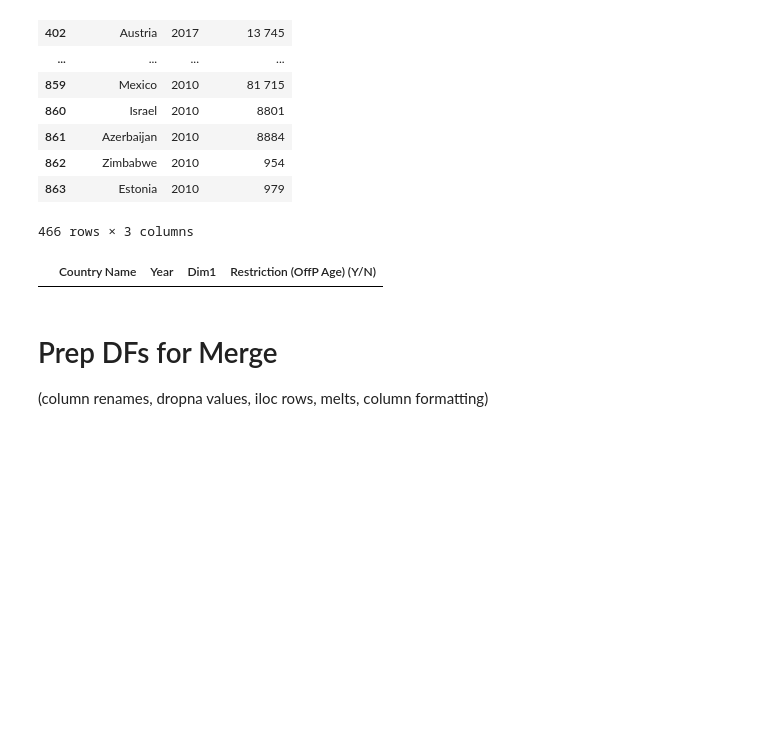
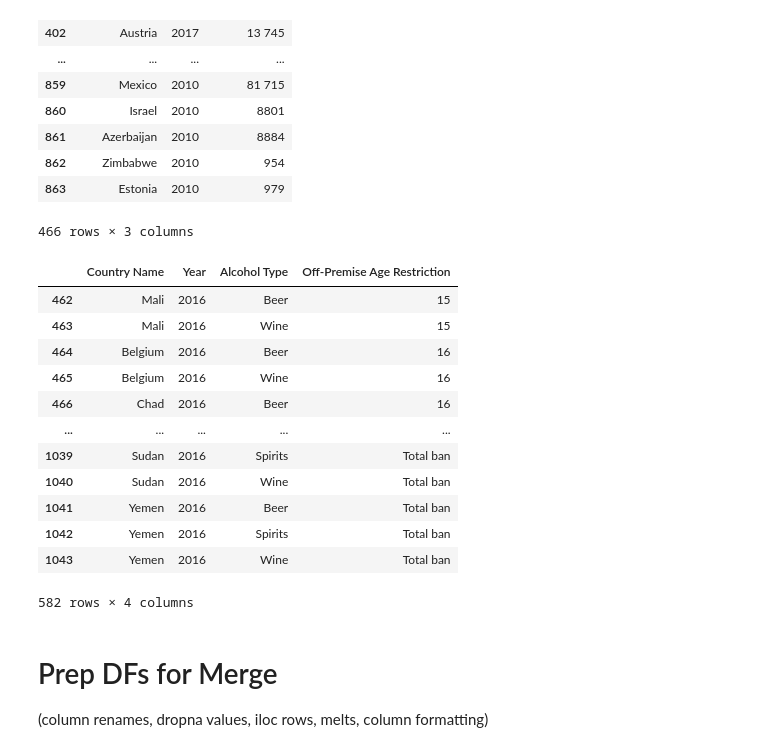
Before and after one commit to AaronCMC/Project_1, a Jupyter notebook: AaronCMC/ACMC Test.ipynb, the cells around one changed output. Cells and saved outputs as stored; diff of their text form; code cells hidden in the pictures; blank space fills up the shorter version.

Commit message:
Off-Premise Legal Drinking Age Limit vs Alcohol use disorder template

```diff
--- a/AaronCMC/ACMC Test.ipynb
+++ b/AaronCMC/ACMC Test.ipynb
@@ -114,20 +112,34 @@ OffP_Age_OGdf
 # %%
 OffP_Age = Path("Resources/World_Health/Drinking_Age_OffP.csv")
 OffP_Age_OGdf = pd.read_csv(OffP_Age, delimiter=',')
 OffP_Age_OGdf_torename = OffP_Age_OGdf[['Location', 'Period', 'Dim1', 'Value']]
-OffP_Age_OGdf_r = OffP_Age_OGdf_torename.rename(columns={"Location": "Country Name", "Period": "Year", "Value": "Restriction (OffP Age) (Y/N)"})
-OffP_Age_OGdf_r.loc[
-    (OffP_Age_OGdf_r['Year'] == '2010') |
-    (OffP_Age_OGdf_r['Year'] == '2011') |
-    (OffP_Age_OGdf_r['Year'] == '2012') |
-    (OffP_Age_OGdf_r['Year'] == '2013') |
-    (OffP_Age_OGdf_r['Year'] == '2014') |
-    (OffP_Age_OGdf_r['Year'] == '2015') |
-    (OffP_Age_OGdf_r['Year'] == '2016') |
-    (OffP_Age_OGdf_r['Year'] == '2017')
-]
+OffP_Age_OGdf_toloc = OffP_Age_OGdf_torename.rename(columns={"Location": "Country Name", "Period": "Year", "Dim1": "Alcohol Type", "Value": "Off-Premise Age Restriction"})
+
+OffP_Age_df = OffP_Age_OGdf_toloc.loc[
+    (OffP_Age_OGdf_toloc['Year'] == 2010) |
+    (OffP_Age_OGdf_toloc['Year'] == 2011) |
+    (OffP_Age_OGdf_toloc['Year'] == 2012) |
+    (OffP_Age_OGdf_toloc['Year'] == 2013) |
+    (OffP_Age_OGdf_toloc['Year'] == 2014) |
+    (OffP_Age_OGdf_toloc['Year'] == 2015) |
+    (OffP_Age_OGdf_toloc['Year'] == 2016) |
+    (OffP_Age_OGdf_toloc['Year'] == 2017)]
+
+OffP_Age_df
 # %% [output]
-|  | Country Name | Year | Dim1 | Restriction (OffP Age) (Y/N) |
+|  | Country Name | Year | Alcohol Type | Off-Premise Age Restriction |
+| 462 | Mali | 2016 | Beer | 15 |
+| 463 | Mali | 2016 | Wine | 15 |
+| 464 | Belgium | 2016 | Beer | 16 |
+| 465 | Belgium | 2016 | Wine | 16 |
+| 466 | Chad | 2016 | Beer | 16 |
+| ... | ... | ... | ... | ... |
+| 1039 | Sudan | 2016 | Spirits | Total ban |
+| 1040 | Sudan | 2016 | Wine | Total ban |
+| 1041 | Yemen | 2016 | Beer | Total ban |
+| 1042 | Yemen | 2016 | Spirits | Total ban |
+| 1043 | Yemen | 2016 | Wine | Total ban |
+582 rows × 4 columns
 # %% [markdown]
 # Prep DFs for Merge
 (column renames, dropna values, iloc rows, melts, column formatting)
```
Also changed, not shown: parts of 9 cells of this notebook.
